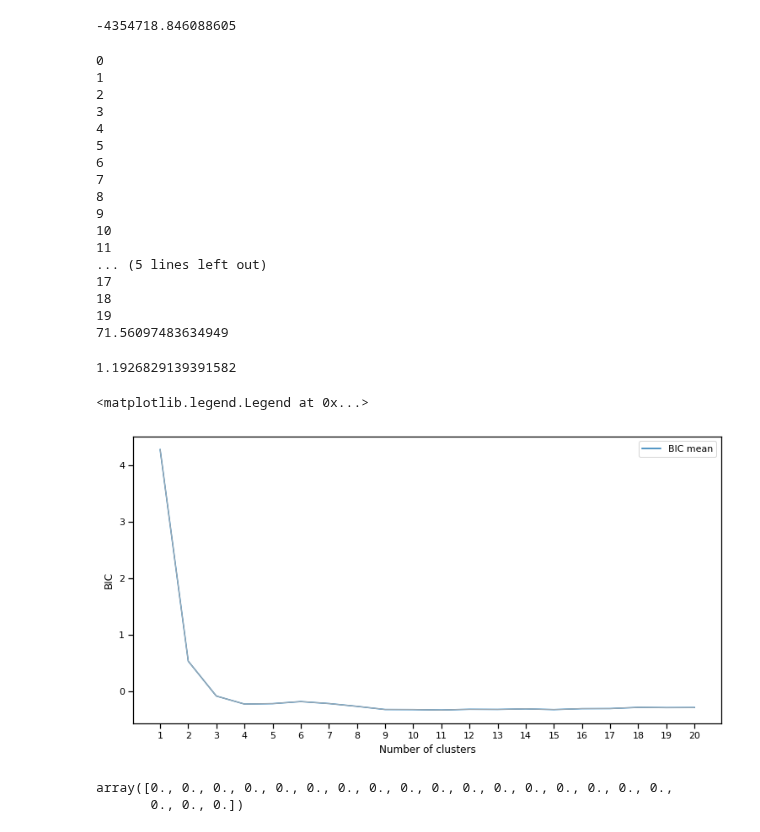
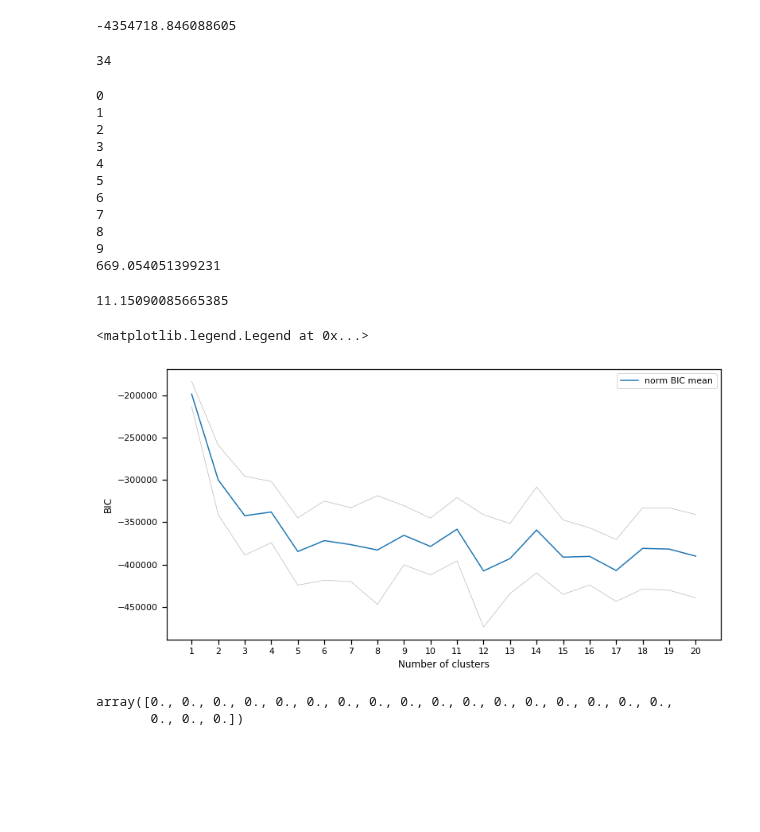
Before and after one commit to euroargodev/BlueCloud, a Jupyter notebook: Develop_PCM_model.ipynb, the cells around one changed output. Cells and saved outputs as stored; diff of their text form; code cells hidden in the pictures; blank space fills up the shorter version.

Commit message:
choose random profiles in dataset

```diff
--- a/Develop_PCM_model.ipynb
+++ b/Develop_PCM_model.ipynb
@@ -163,18 +145,34 @@ __BIC__
 m.bic(ds, features=features_in_ds, dim=z_dim)
 # %% [output]
 -4354718.846088605
+# %%
+#chose random profiles in dataset
+n_lat = np.int(69/2)
+n_lon = np.int(197/2)
+
+i_lat = np.random.choice(range(69), n_lat, replace=False)
+i_lon = np.random.choice(range(197), n_lon, replace=False)
+dsp = ds.isel(time=0, latitude=i_lat, longitude=i_lon)
+dsp
+# %%
+dsp.latitude.size
+# %% [output]
+34
 # %%
 import time
 start = time.time()
 
 #only one snapshot for the moment
 dsp = ds.isel(time=0)
+#choose random sample of dataset
+n_lat = np.int(dsp.latitude.size/2)
+n_lon = np.int(dsp.latitude.size/2)
 
 # Since we have more observations than the maximum independant sample size,
 # we can run several BIC computations
 kmax = 20
 #Nrun = 1
-Nrun = 1
+Nrun = 10
 BIC = np.zeros((kmax,Nrun))
 BICf = np.zeros((kmax,Nrun))
 
@@ -183,10 +181,13 @@ BICf = np.zeros((kmax,Nrun))
 n = 500000 # Nb of independant samples
 
 for run in range(Nrun):
+    print(run)
     for k in range(kmax):
-        print(k)
+        #print(k)
         #random sample
-        #ii = np.random.choice(range(X.shape[0]), n, replace=False)
+        i_lat = np.random.choice(range(dsp.latitude.size), n_lat, replace=False)
+        i_lon = np.random.choice(range(dsp.latitude.size), n_lon, replace=False)
+        dsp = ds.isel(latitude=i_lat, longitude=i_lon)
         #create model
         m = pcm(K=k+1, features=pcm_features)
         #fit model
@@ -213,33 +214,28 @@ print(end - start)
 7
 8
 9
-10
-11
-... (5 lines left out)
-17
-18
-19
-71.56097483634949
+669.054051399231
-# %%
-71.56097483634949/60
-# %% [output]
-1.1926829139391582
+# %%
+669.054051399231/60
+# %% [output]
+11.15090085665385
 # %%
 fig, ax = plt.subplots(nrows=1, ncols=1, figsize=(10,5), dpi=90)
 BICmean = np.mean(BIC,axis=1)
 BICstd = np.std(BIC,axis=1)
 normBICmean = (BICmean-np.mean(BICmean))/np.std(BICmean)
+normBICstd = np.std(normBICmean)
 #plt.plot(np.arange(kmax)+1,(BIC-np.mean(BIC))/np.std(BIC),label='Raw BIC')
-plt.plot(np.arange(kmax)+1,normBICmean,label='BIC mean')
-plt.plot(np.arange(kmax)+1,normBICmean+BICstd,color=[0.7]*3,linewidth=0.5)
-plt.plot(np.arange(kmax)+1,normBICmean-BICstd,color=[0.7]*3,linewidth=0.5)
+plt.plot(np.arange(kmax)+1,BICmean,label='norm BIC mean')
+plt.plot(np.arange(kmax)+1,BICmean+BICstd,color=[0.7]*3,linewidth=0.5)
+plt.plot(np.arange(kmax)+1,BICmean-BICstd,color=[0.7]*3,linewidth=0.5)
 plt.ylabel('BIC')
 plt.xlabel('Number of clusters')
 plt.xticks(np.arange(kmax)+1)
 plt.legend()
 # %% [output]
 <matplotlib.legend.Legend at 0x...>
-[figure, old version]
+[figure, new version]
 # %%
 BICstd
 # %% [output]
```
Also changed, not shown: parts of 2 cells of this notebook, 1 other file.
